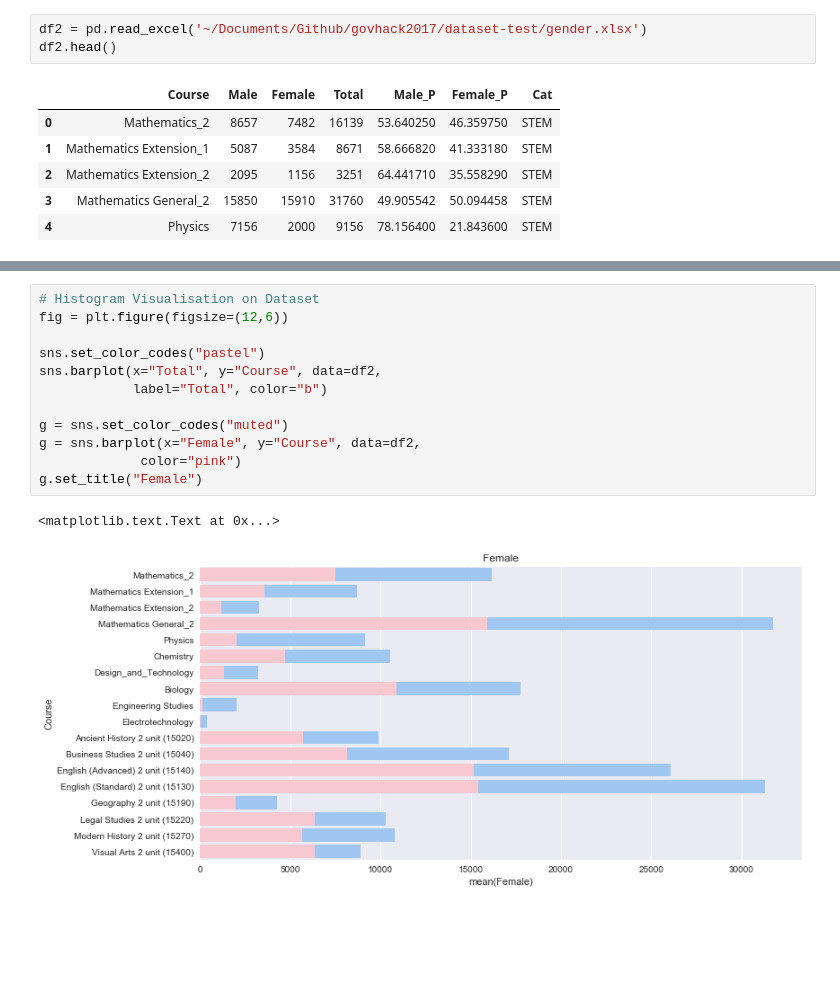
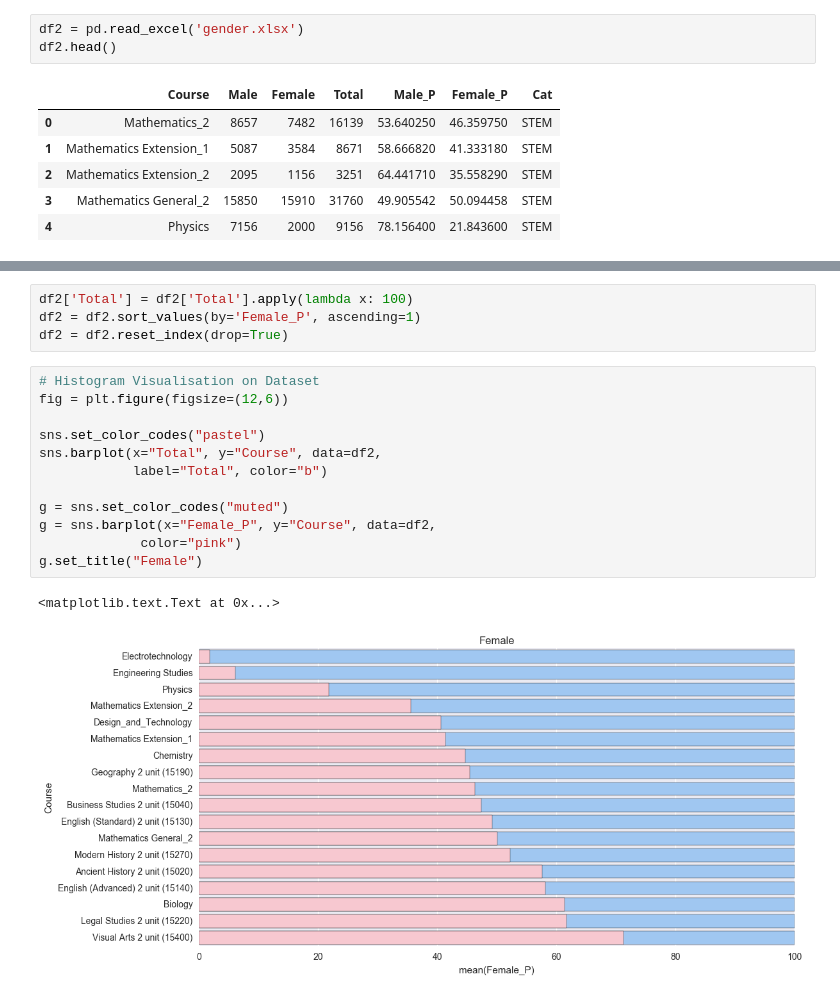
Before and after one commit to panashm/govhack2017, a Jupyter notebook: dataset-test/Visualizations/Final_Visualization.ipynb, the cells around one changed output, grey strips where cells are left out. Drawn from its saved outputs; the diff is of its cells as text; blank space fills up the shorter version.

```diff
--- a/dataset-test/Visualizations/Final_Visualization.ipynb
+++ b/dataset-test/Visualizations/Final_Visualization.ipynb
@@ -13,7 +13,7 @@ pwd
 # %% [markdown]
 # PLEASE USE THE BELOW OUTLINED GRAPHS
 # %%
-df2 = pd.read_excel('~/Documents/Github/govhack2017/dataset-test/gender.xlsx')
+df2 = pd.read_excel('gender.xlsx')
 df2.head()
 # %% [output]
 |  | Course | Male | Female | Total | Male_P | Female_P | Cat |
@@ -37,18 +37,22 @@ g = sns.pairplot(df2, hue="Course")
+# %%
+df2['Total'] = df2['Total'].apply(lambda x: 100)
+df2 = df2.sort_values(by='Female_P', ascending=1)
+df2 = df2.reset_index(drop=True)
 # %%
 # Histogram Visualisation on Dataset
 fig = plt.figure(figsize=(12,6))
 
 sns.set_color_codes("pastel")
 sns.barplot(x="Total", y="Course", data=df2,
             label="Total", color="b")
 
 g = sns.set_color_codes("muted")
-g = sns.barplot(x="Female", y="Course", data=df2,
+g = sns.barplot(x="Female_P", y="Course", data=df2,
              color="pink")
 g.set_title("Female")
 # %% [output]
 <matplotlib.text.Text at 0x...>
-[figure, old version]
+[figure, new version]
 # %%
 # Histogram Visualisation on Dataset
 fig = plt.figure(figsize=(12,6))
```
Also changed, not shown: parts of 5 cells of this notebook, 3 other files.
